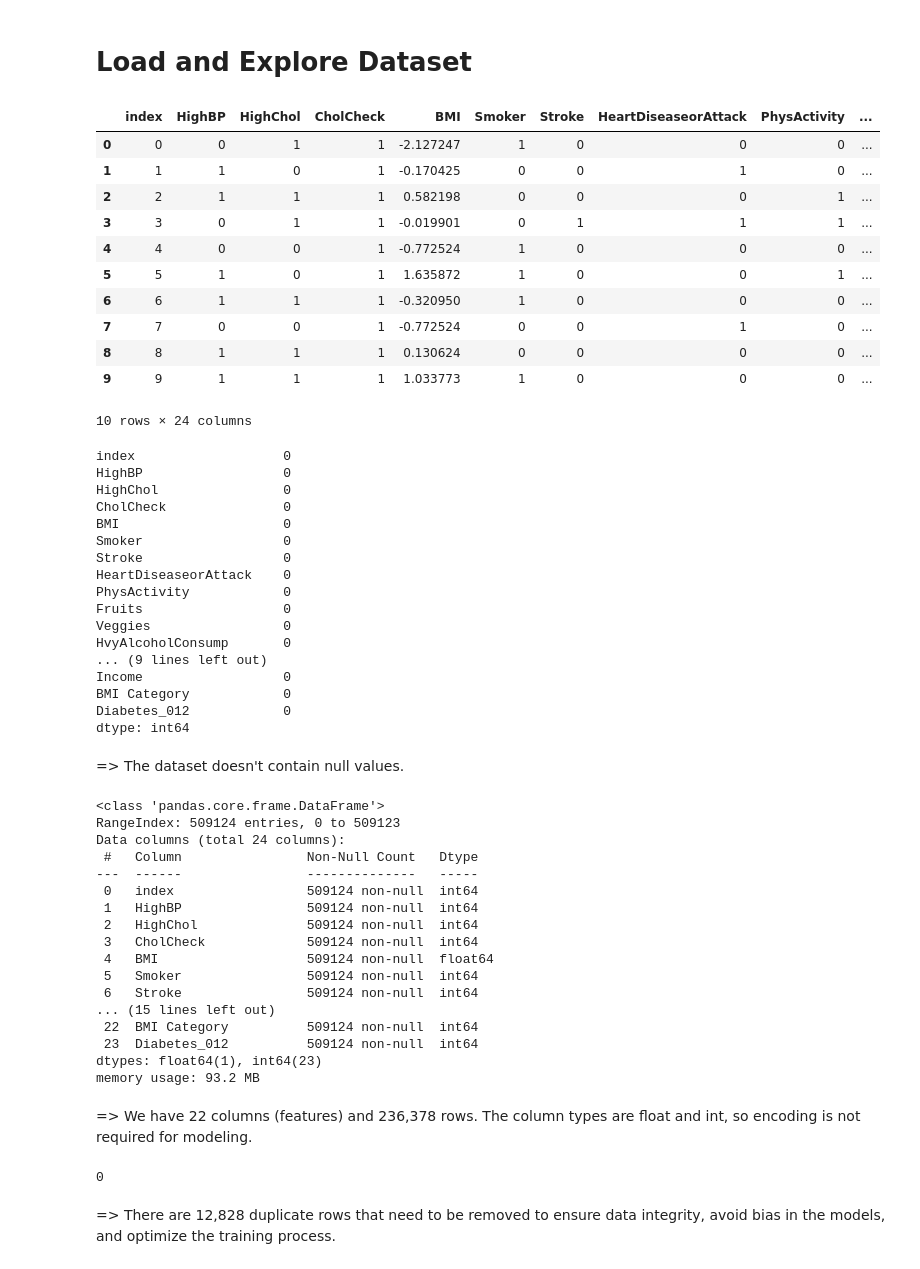
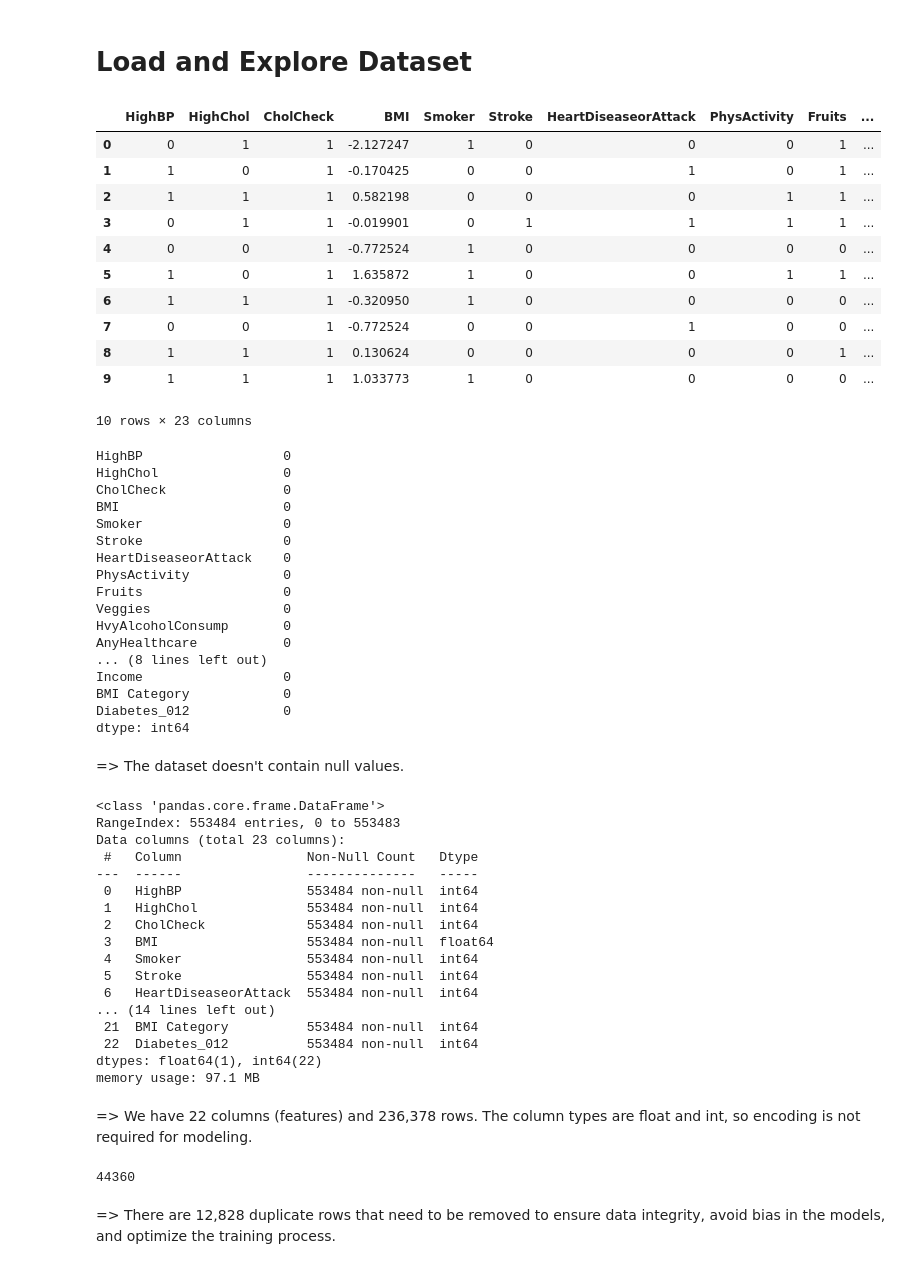
Before and after one commit to Sinda271/GestationalDiabetesPrediction, a Jupyter notebook: GDP-ML/fs_manual_pca_without_da.ipynb, the cells around one changed output. Saved outputs shown, nothing was run; the diff lists cells and outputs as text; code cells hidden in the pictures.

```diff
--- a/GDP-ML/fs_manual_pca_without_da.ipynb
+++ b/GDP-ML/fs_manual_pca_without_da.ipynb
@@ -9,26 +12,25 @@ from sklearn.feature_selection import mutual_info_classif
 # %%
 # Load dataset
-df = pd.read_csv(f'./processed_datasets/dataset_preprocessed.csv')
+df = pd.read_csv(f'./processed_datasets/dataset_preprocessed_{data_aug}.csv')
 # View the first 10 rows
 df.head(10)
 # %% [output]
-|  | index | HighBP | HighChol | CholCheck | BMI | Smoker | Stroke | HeartDiseaseorAttack | PhysActivity | ... |
-| 0 | 0 | 0 | 1 | 1 | -2.127247 | 1 | 0 | 0 | 0 | ... |
-| 1 | 1 | 1 | 0 | 1 | -0.170425 | 0 | 0 | 1 | 0 | ... |
-| 2 | 2 | 1 | 1 | 1 | 0.582198 | 0 | 0 | 0 | 1 | ... |
-| 3 | 3 | 0 | 1 | 1 | -0.019901 | 0 | 1 | 1 | 1 | ... |
-| 4 | 4 | 0 | 0 | 1 | -0.772524 | 1 | 0 | 0 | 0 | ... |
-| 5 | 5 | 1 | 0 | 1 | 1.635872 | 1 | 0 | 0 | 1 | ... |
-| 6 | 6 | 1 | 1 | 1 | -0.320950 | 1 | 0 | 0 | 0 | ... |
-| 7 | 7 | 0 | 0 | 1 | -0.772524 | 0 | 0 | 1 | 0 | ... |
-| 8 | 8 | 1 | 1 | 1 | 0.130624 | 0 | 0 | 0 | 0 | ... |
-| 9 | 9 | 1 | 1 | 1 | 1.033773 | 1 | 0 | 0 | 0 | ... |
+|  | HighBP | HighChol | CholCheck | BMI | Smoker | Stroke | HeartDiseaseorAttack | PhysActivity | Fruits | ... |
+| 0 | 0 | 1 | 1 | -2.127247 | 1 | 0 | 0 | 0 | 1 | ... |
+| 1 | 1 | 0 | 1 | -0.170425 | 0 | 0 | 1 | 0 | 1 | ... |
+| 2 | 1 | 1 | 1 | 0.582198 | 0 | 0 | 0 | 1 | 1 | ... |
+| 3 | 0 | 1 | 1 | -0.019901 | 0 | 1 | 1 | 1 | 1 | ... |
+| 4 | 0 | 0 | 1 | -0.772524 | 1 | 0 | 0 | 0 | 0 | ... |
+| 5 | 1 | 0 | 1 | 1.635872 | 1 | 0 | 0 | 1 | 1 | ... |
+| 6 | 1 | 1 | 1 | -0.320950 | 1 | 0 | 0 | 0 | 0 | ... |
+| 7 | 0 | 0 | 1 | -0.772524 | 0 | 0 | 1 | 0 | 0 | ... |
+| 8 | 1 | 1 | 1 | 0.130624 | 0 | 0 | 0 | 0 | 1 | ... |
+| 9 | 1 | 1 | 1 | 1.033773 | 1 | 0 | 0 | 0 | 0 | ... |
-10 rows × 24 columns
+10 rows × 23 columns
 # %%
 # Check if the dataset has null values
 df.isnull().sum()
 # %% [output]
-index                   0
 HighBP                  0
 HighChol                0
 CholCheck               0
@@ -40,7 +42,8 @@ PhysActivity            0
 Fruits                  0
 Veggies                 0
 HvyAlcoholConsump       0
-... (9 lines left out)
+AnyHealthcare           0
+... (8 lines left out)
 Income                  0
 BMI Category            0
 Diabetes_012            0
@@ -52,29 +55,29 @@ dtype: int64
 df.info()
 # %% [output]
 <class 'pandas.core.frame.DataFrame'>
-RangeIndex: 509124 entries, 0 to 509123
-Data columns (total 24 columns):
+RangeIndex: 553484 entries, 0 to 553483
+Data columns (total 23 columns):
  #   Column                Non-Null Count   Dtype
 ---  ------                --------------   -----
- 0   index                 509124 non-null  int64
- 1   HighBP                509124 non-null  int64
- 2   HighChol              509124 non-null  int64
- 3   CholCheck             509124 non-null  int64
- 4   BMI                   509124 non-null  float64
- 5   Smoker                509124 non-null  int64
- 6   Stroke                509124 non-null  int64
-... (15 lines left out)
- 22  BMI Category          509124 non-null  int64
- 23  Diabetes_012          509124 non-null  int64
-dtypes: float64(1), int64(23)
-memory usage: 93.2 MB
+ 0   HighBP                553484 non-null  int64
+ 1   HighChol              553484 non-null  int64
+ 2   CholCheck             553484 non-null  int64
+ 3   BMI                   553484 non-null  float64
+ 4   Smoker                553484 non-null  int64
+ 5   Stroke                553484 non-null  int64
+ 6   HeartDiseaseorAttack  553484 non-null  int64
+... (14 lines left out)
+ 21  BMI Category          553484 non-null  int64
+ 22  Diabetes_012          553484 non-null  int64
+dtypes: float64(1), int64(22)
+memory usage: 97.1 MB
 # %% [markdown]
 => We have 22 columns (features) and 236,378 rows. The column types are float and int, so encoding is not required for modeling.
 # %%
 # Check for duplicate rows
 int(df.duplicated().sum())
 # %% [output]
-0
+44360
 # %% [markdown]
 => There are 12,828 duplicate rows that need to be removed to ensure data integrity, avoid bias in the models, and optimize the training process.
 # %%
```
Also changed, not shown: parts of 12 cells of this notebook, 2 other files.
